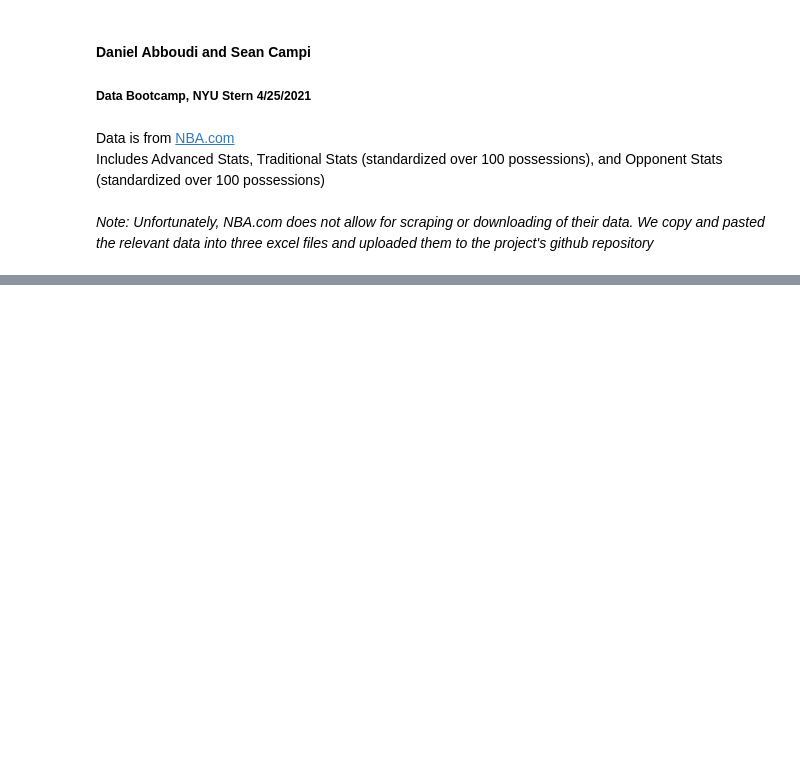
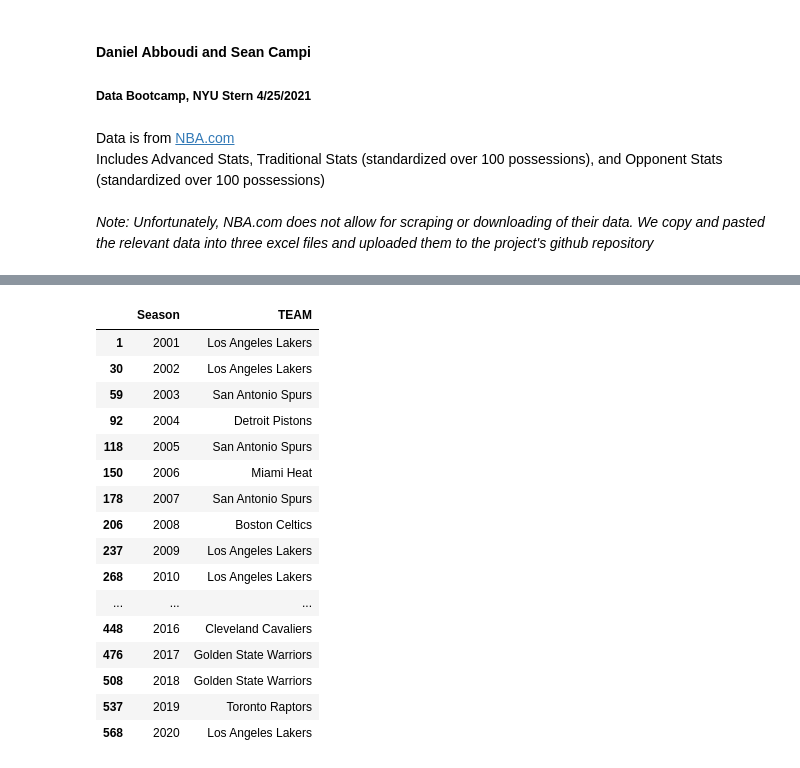
Before and after one commit to danielabboudi/DB_Project, a Jupyter notebook: Abboudi_Campi - Data Bootcamp Final Project.ipynb, the cells around one changed output, grey strips where cells are left out. Cells and saved outputs as stored; diff of their text form; code cells hidden in the pictures; blank space fills up the shorter version.

```diff
--- a/Abboudi_Campi - Data Bootcamp Final Project.ipynb
+++ b/Abboudi_Campi - Data Bootcamp Final Project.ipynb
@@ -71,0 +151,20 @@ df.drop(remove_col,axis=1)
+# %%
+df[df['Champion']==1][['Season','TEAM']]
+# %% [output]
+|  | Season | TEAM |
+| 1 | 2001 | Los Angeles Lakers |
+| 30 | 2002 | Los Angeles Lakers |
+| 59 | 2003 | San Antonio Spurs |
+| 92 | 2004 | Detroit Pistons |
+| 118 | 2005 | San Antonio Spurs |
+| 150 | 2006 | Miami Heat |
+| 178 | 2007 | San Antonio Spurs |
+| 206 | 2008 | Boston Celtics |
+| 237 | 2009 | Los Angeles Lakers |
+| 268 | 2010 | Los Angeles Lakers |
+| ... | ... | ... |
+| 448 | 2016 | Cleveland Cavaliers |
+| 476 | 2017 | Golden State Warriors |
+| 508 | 2018 | Golden State Warriors |
+| 537 | 2019 | Toronto Raptors |
+| 568 | 2020 | Los Angeles Lakers |
```
Also changed, not shown: parts of 7 cells of this notebook.
